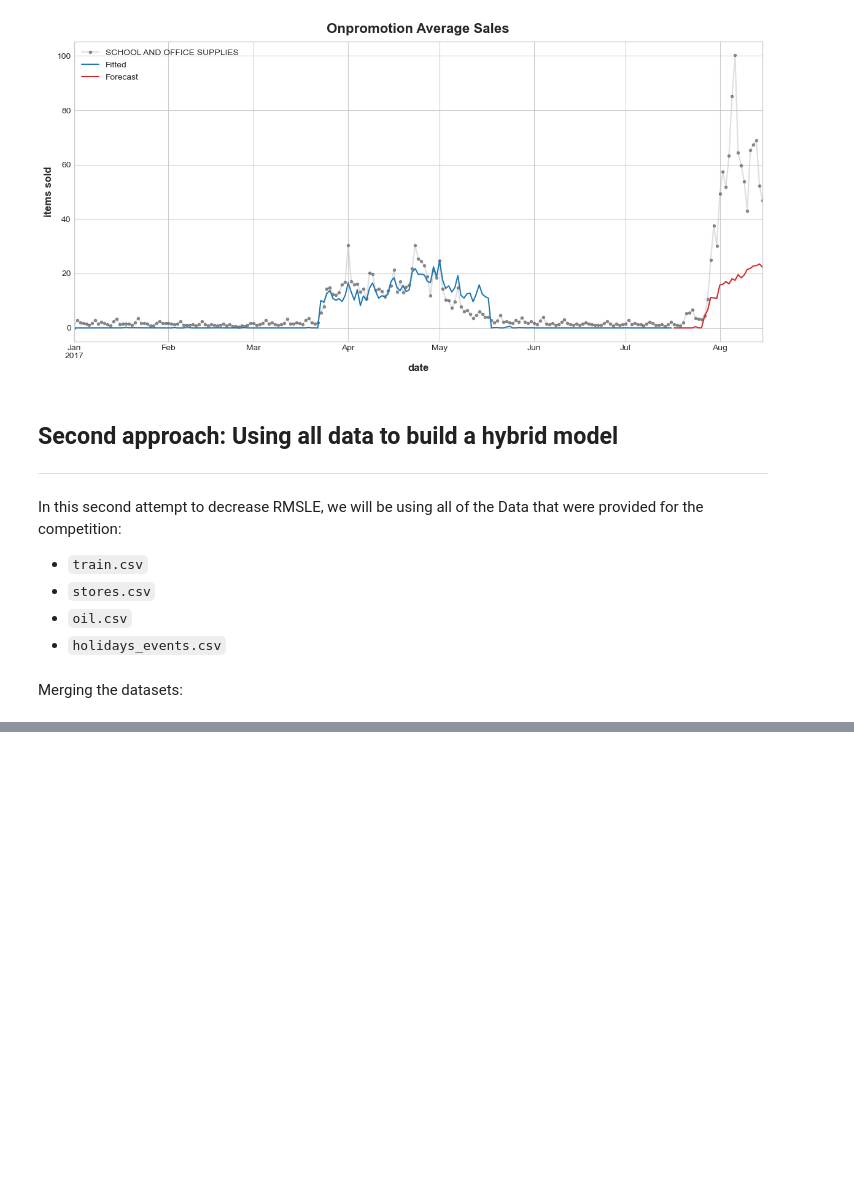
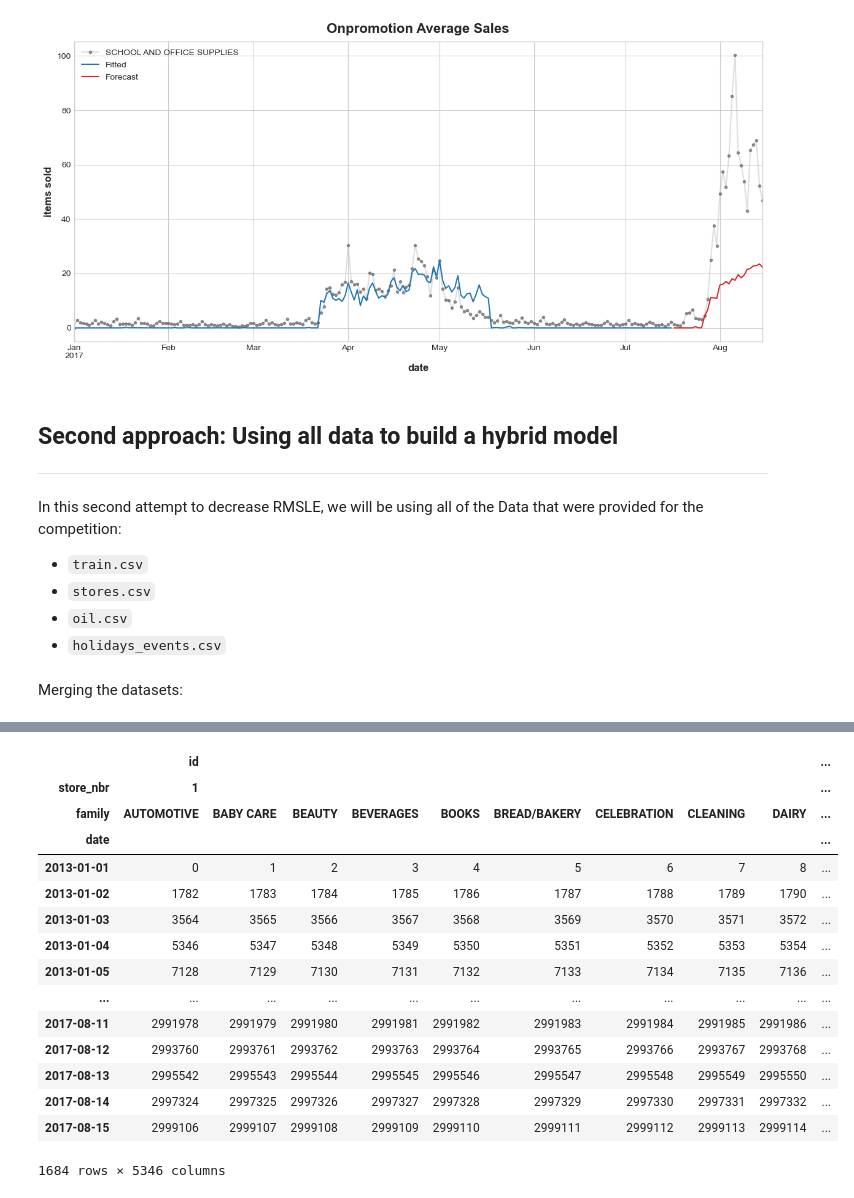
Before and after one commit to edmar-bevilaqua/data_science, a Jupyter notebook: Projects/Kaggle/Store Sales - Time Series Forecasting/store_sales.ipynb, the cells around one changed output, grey strips where cells are left out. Drawn from its saved outputs; the diff is of its cells as text; code cells hidden in the pictures; blank space fills up the shorter version.

Commit message:
Update store_sales.ipynb
Start merging all datasets into 1, both for training and test

```diff
--- a/Projects/Kaggle/Store Sales - Time Series Forecasting/store_sales.ipynb
+++ b/Projects/Kaggle/Store Sales - Time Series Forecasting/store_sales.ipynb
@@ -523,6 +523,9 @@ oil = pd.read_csv('./data/oil.csv', dtype={'date':'str'}, parse_dates=['date'])
 holidays = pd.read_csv('./data/holidays_events.csv', dtype={'date':'str'}, parse_dates=['date'])
 # %% [markdown]
 Merging the datasets:
+# %%
+# oil -> train, test
+sales = pd.merge(sales, oil, on='date', )
 # %%
 sales = pd.merge(sales, oil, on='date', how='left')
 # %%
@@ -545,0 +533,2 @@ sales
+# %%
+sales.set_index('date').to_period('D')
@@ -545,0 +550,3 @@ sales
+# %%
+sales = sales.set_index('date').to_period('D')
+sales.head()
@@ -545,0 +561,3 @@ sales
+# %%
+sales = sales.set_index(['store_nbr', 'family'], append=True)
+sales.head()
@@ -545,0 +572,19 @@ sales
+# %%
+sales.set_index('date').to_period('D').set_index(['store_nbr', 'family'], append=True).unstack(['store_nbr', 'family'])
+# %% [output]
+|  | id |  |  |  |  |  |  |  |  | ... |
+| store_nbr | 1 |  |  |  |  |  |  |  |  | ... |
+| family | AUTOMOTIVE | BABY CARE | BEAUTY | BEVERAGES | BOOKS | BREAD/BAKERY | CELEBRATION | CLEANING | DAIRY | ... |
+| date |  |  |  |  |  |  |  |  |  | ... |
+| 2013-01-01 | 0 | 1 | 2 | 3 | 4 | 5 | 6 | 7 | 8 | ... |
+| 2013-01-02 | 1782 | 1783 | 1784 | 1785 | 1786 | 1787 | 1788 | 1789 | 1790 | ... |
+| 2013-01-03 | 3564 | 3565 | 3566 | 3567 | 3568 | 3569 | 3570 | 3571 | 3572 | ... |
+| 2013-01-04 | 5346 | 5347 | 5348 | 5349 | 5350 | 5351 | 5352 | 5353 | 5354 | ... |
+| 2013-01-05 | 7128 | 7129 | 7130 | 7131 | 7132 | 7133 | 7134 | 7135 | 7136 | ... |
+| ... | ... | ... | ... | ... | ... | ... | ... | ... | ... | ... |
+| 2017-08-11 | 2991978 | 2991979 | 2991980 | 2991981 | 2991982 | 2991983 | 2991984 | 2991985 | 2991986 | ... |
+| 2017-08-12 | 2993760 | 2993761 | 2993762 | 2993763 | 2993764 | 2993765 | 2993766 | 2993767 | 2993768 | ... |
+| 2017-08-13 | 2995542 | 2995543 | 2995544 | 2995545 | 2995546 | 2995547 | 2995548 | 2995549 | 2995550 | ... |
+| 2017-08-14 | 2997324 | 2997325 | 2997326 | 2997327 | 2997328 | 2997329 | 2997330 | 2997331 | 2997332 | ... |
+| 2017-08-15 | 2999106 | 2999107 | 2999108 | 2999109 | 2999110 | 2999111 | 2999112 | 2999113 | 2999114 | ... |
+1684 rows × 5346 columns
```
Also changed, not shown: parts of 5 cells of this notebook.
